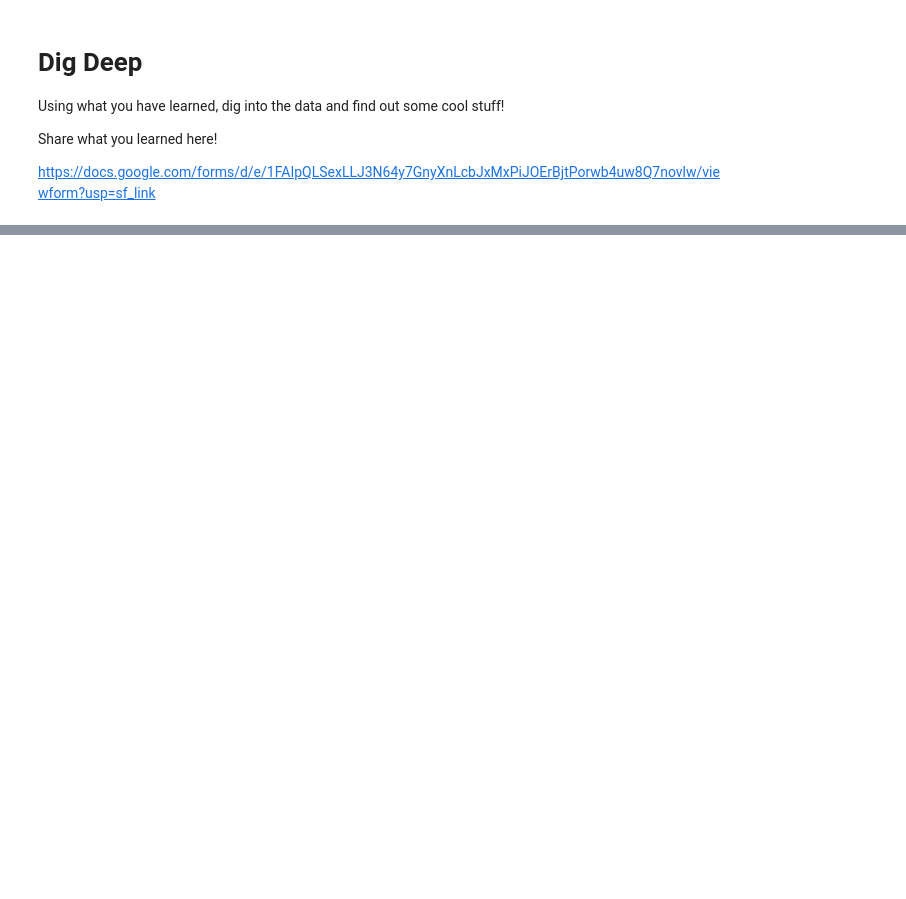
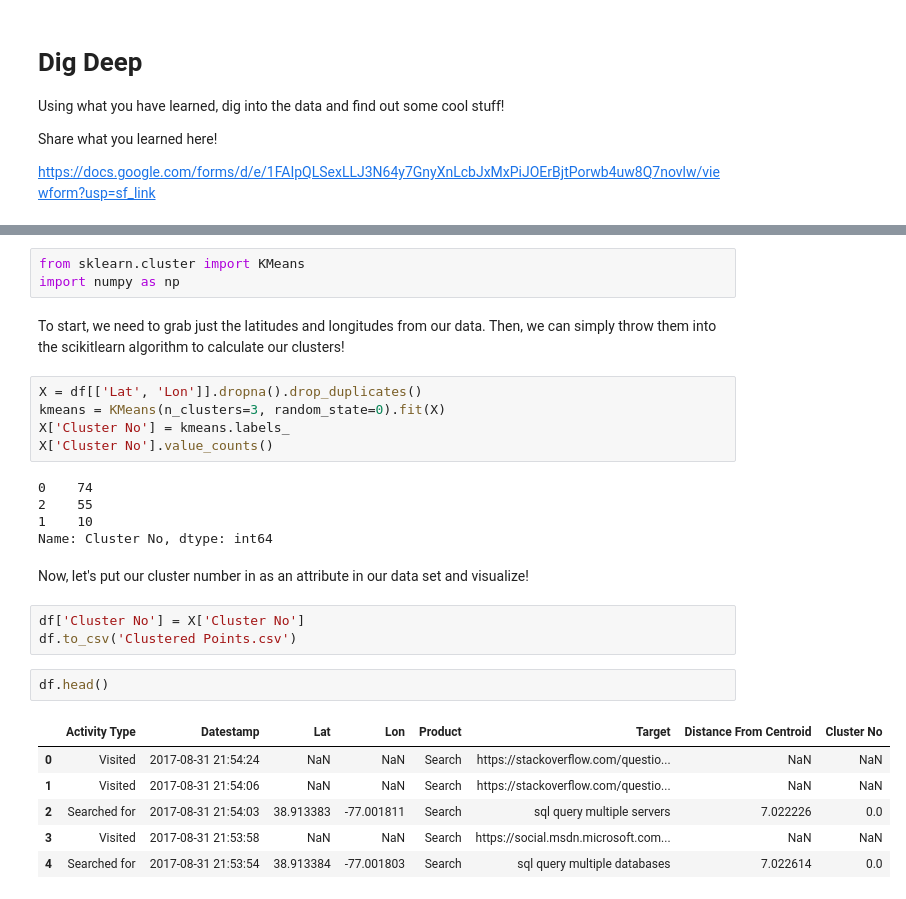
Before and after one commit to emilycecelia/wids2018-self-discovery, a Jupyter notebook: 03- The Path to Self-Discovery- Find Habits.ipynb, the cells around one changed output, grey strips where cells are left out. Saved outputs shown, nothing was run; the diff lists cells and outputs as text; blank space fills up the shorter version.

Commit message:
clustering added

```diff
--- a/03- The Path to Self-Discovery- Find Habits.ipynb
+++ b/03- The Path to Self-Discovery- Find Habits.ipynb
@@ -126,0 +168,29 @@ https://docs.google.com/forms/d/e/1FAIpQLSexLLJ3N64y7GnyXnLcbJxMxPiJOErBjtPorwb4
+# %%
+from sklearn.cluster import KMeans
+import numpy as np
+# %% [markdown]
+To start, we need to grab just the latitudes and longitudes from our data.  Then, we can simply throw them into the scikitlearn algorithm to calculate our clusters!
+# %%
+X = df[['Lat', 'Lon']].dropna().drop_duplicates()
+kmeans = KMeans(n_clusters=3, random_state=0).fit(X)
+X['Cluster No'] = kmeans.labels_
+X['Cluster No'].value_counts()
+# %% [output]
+0    74
+2    55
+1    10
+Name: Cluster No, dtype: int64
+# %% [markdown]
+Now, let's put our cluster number in as an attribute in our data set and visualize!
+# %%
+df['Cluster No'] = X['Cluster No']
+df.to_csv('Clustered Points.csv')
+# %%
+df.head()
+# %% [output]
+|  | Activity Type | Datestamp | Lat | Lon | Product | Target | Distance From Centroid | Cluster No |
+| 0 | Visited | 2017-08-31 21:54:24 | NaN | NaN | Search | https://stackoverflow.com/questio... | NaN | NaN |
+| 1 | Visited | 2017-08-31 21:54:06 | NaN | NaN | Search | https://stackoverflow.com/questio... | NaN | NaN |
+| 2 | Searched for | 2017-08-31 21:54:03 | 38.913383 | -77.001811 | Search | sql query multiple servers | 7.022226 | 0.0 |
+| 3 | Visited | 2017-08-31 21:53:58 | NaN | NaN | Search | https://social.msdn.microsoft.com... | NaN | NaN |
+| 4 | Searched for | 2017-08-31 21:53:54 | 38.913384 | -77.001803 | Search | sql query multiple databases | 7.022614 | 0.0 |
```
Also changed, not shown: parts of 10 cells of this notebook.
